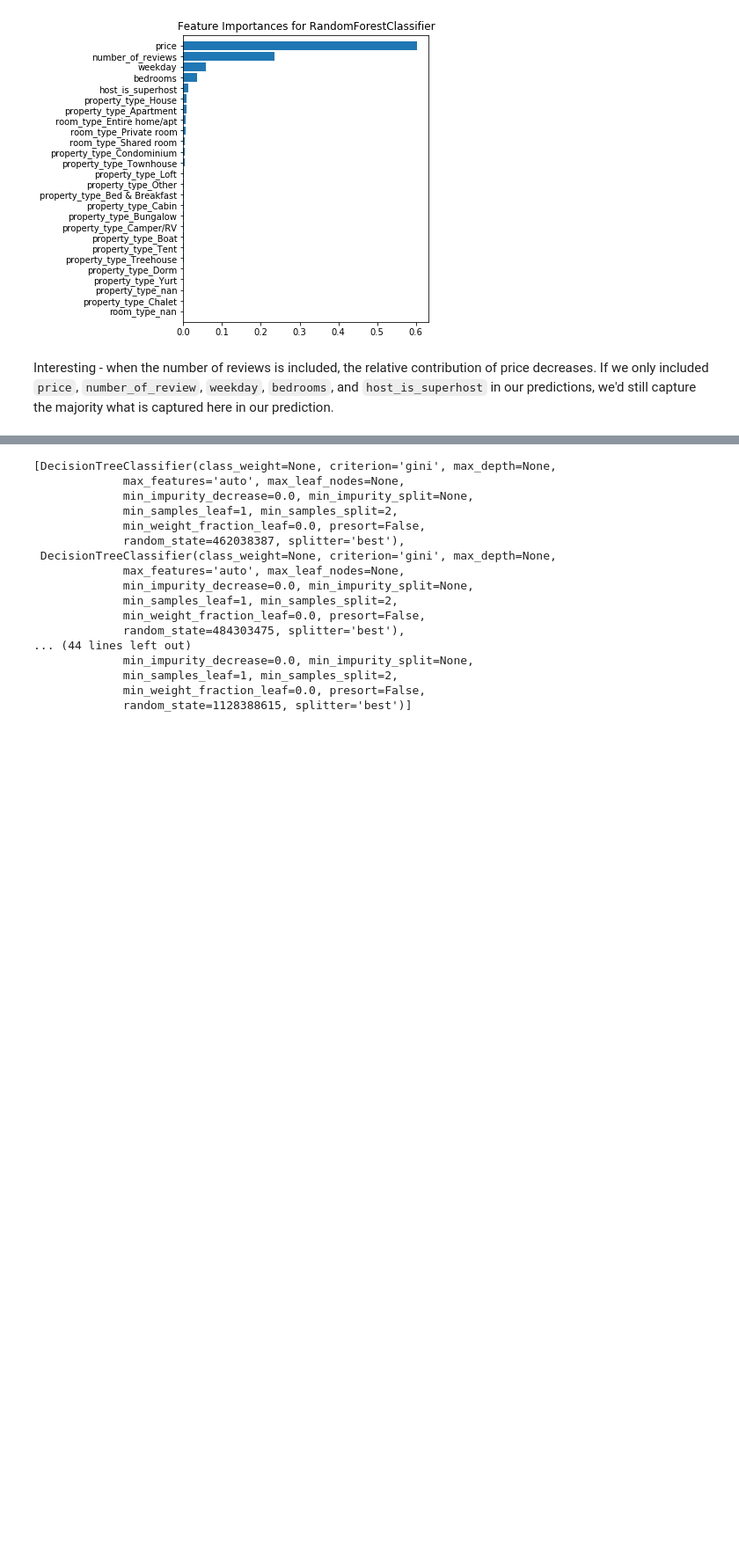
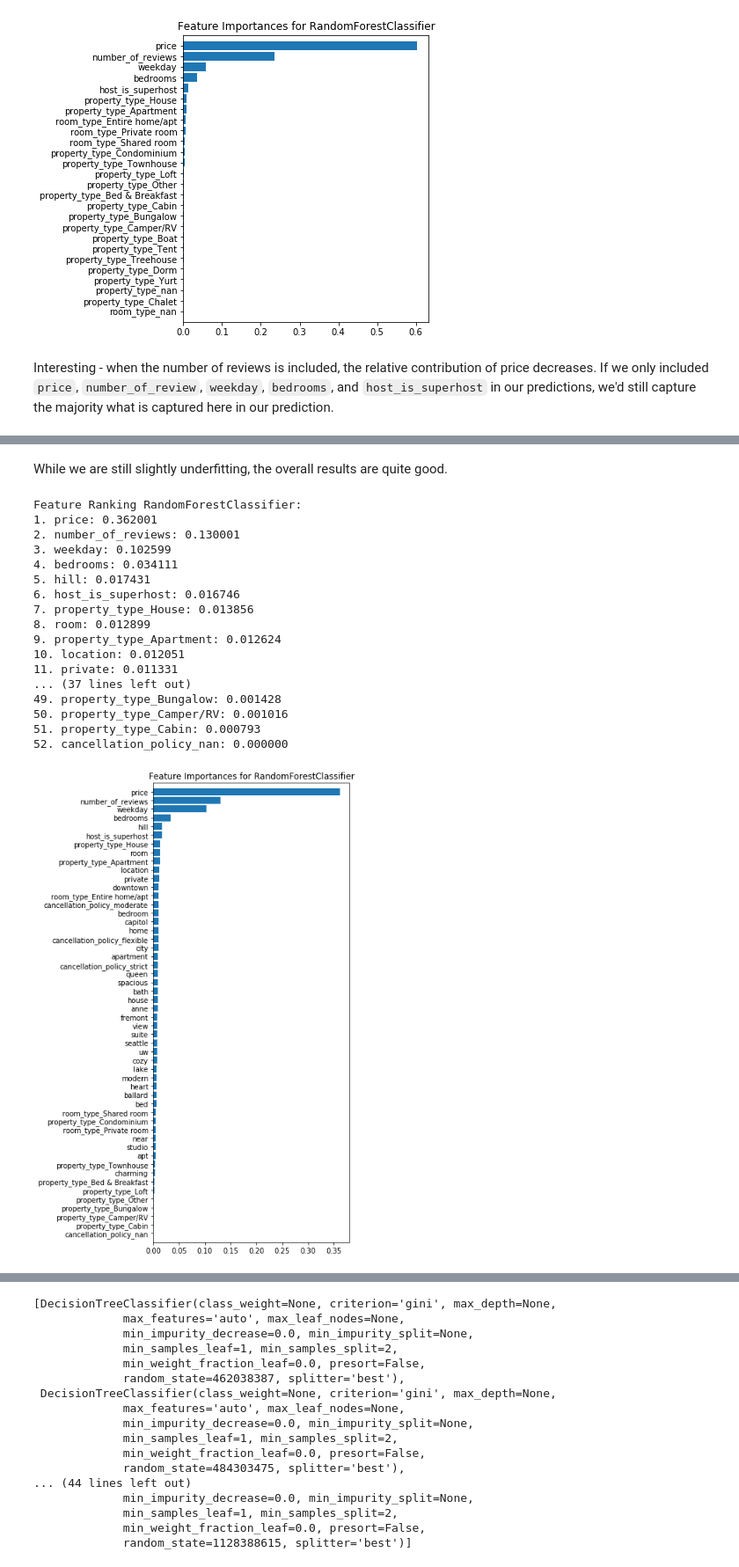
Before and after one commit to rebeccaebarnes/DSND-Project-4, a Jupyter notebook: seattle_airbnb_exploration.ipynb, the cells around one changed output, grey strips where cells are left out. Shown at 88% size. Cells and saved outputs as stored; diff of their text form; code cells hidden in the pictures; blank space fills up the shorter version.

```diff
--- a/seattle_airbnb_exploration.ipynb
+++ b/seattle_airbnb_exploration.ipynb
@@ -2626,0 +2647,25 @@ ValueError: Input contains NaN, infinity or a value too large for dtype('float32
+# %% [markdown]
+While we are still slightly underfitting, the overall results are quite good.
+# %%
+wordcount_feature_names = list(rf_pipeline_wordcount.named_steps['wordcount']._vocab.keys())
+full_features = [col for col in keep_cols if col != 'name'] + wordcount_feature_names
+plot_feature_importance(rf_pipeline_wordcount, full_features, fig_size=(5, 12))
+# %% [output]
+Feature Ranking RandomForestClassifier:
+1. price: 0.362001
+2. number_of_reviews: 0.130001
+3. weekday: 0.102599
+4. bedrooms: 0.034111
+5. hill: 0.017431
+6. host_is_superhost: 0.016746
+7. property_type_House: 0.013856
+8. room: 0.012899
+9. property_type_Apartment: 0.012624
+10. location: 0.012051
+11. private: 0.011331
+... (37 lines left out)
+49. property_type_Bungalow: 0.001428
+50. property_type_Camper/RV: 0.001016
+51. property_type_Cabin: 0.000793
+52. cancellation_policy_nan: 0.000000
+[figure, added]
```
Also changed, not shown: parts of 10 cells of this notebook.
